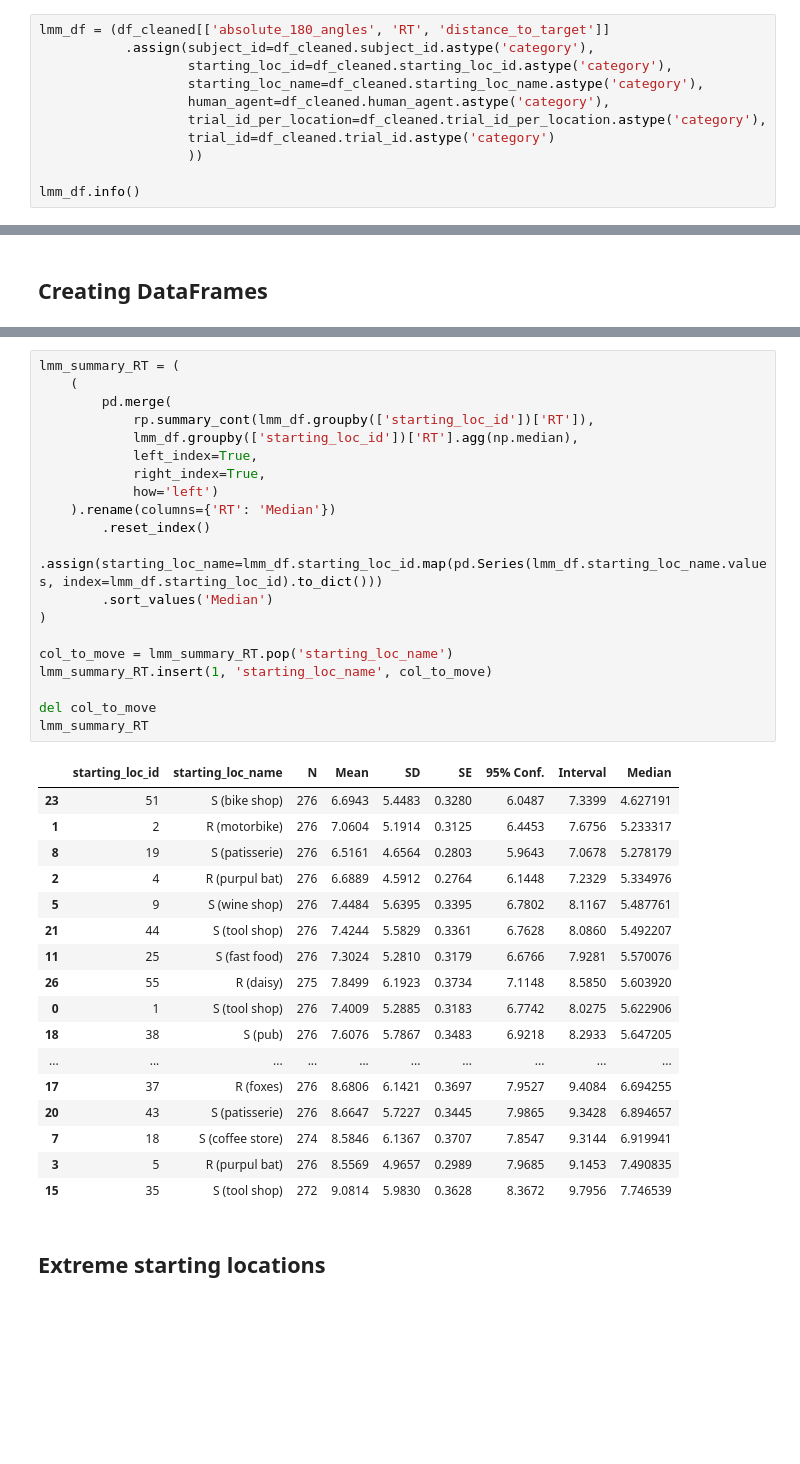
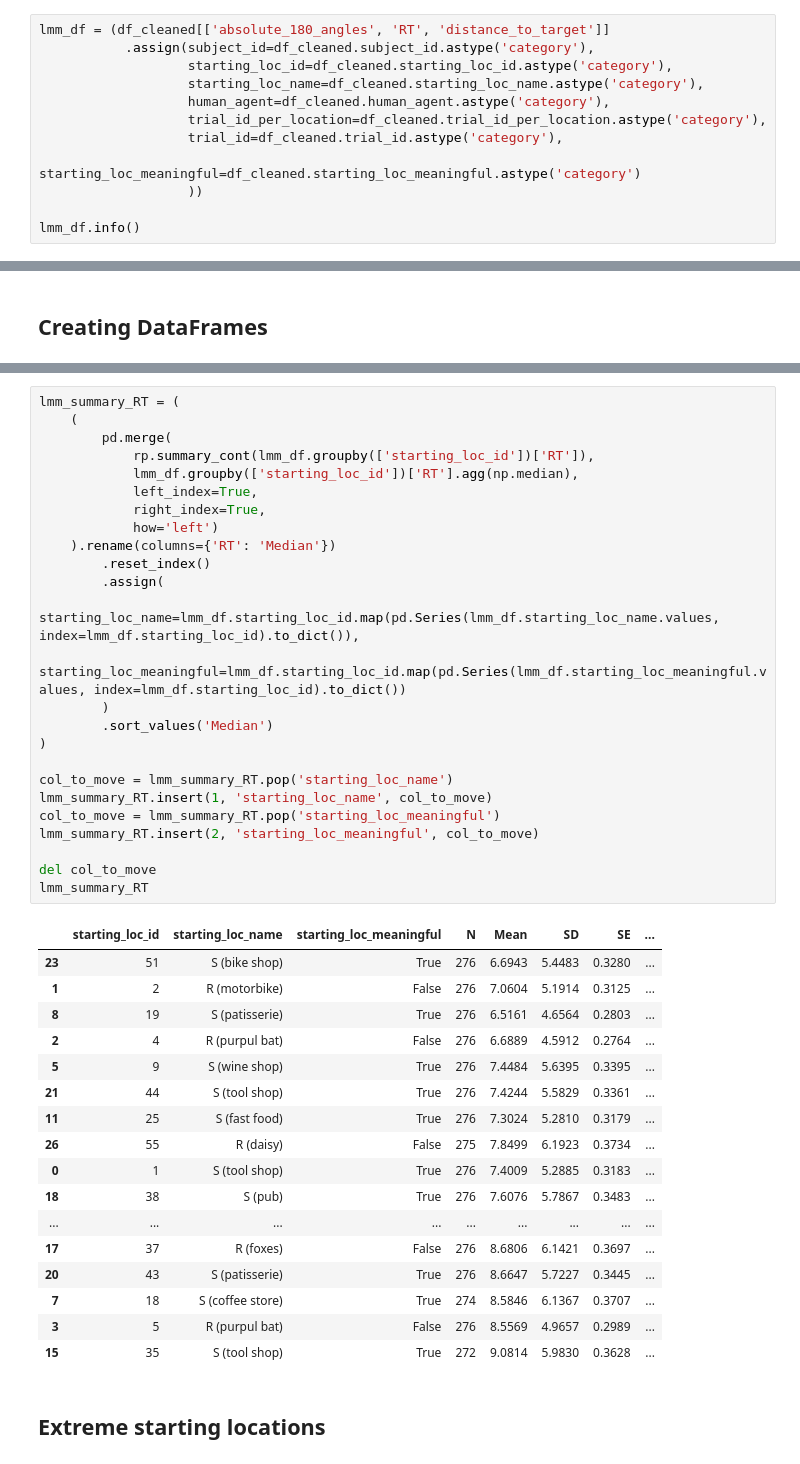
Before and after one commit to nora-maleki/humanA-pointing-task-analysis, a Jupyter notebook: analyses/01_main/03_analysis.ipynb, the cells around one changed output, grey strips where cells are left out. Saved outputs shown, nothing was run; the diff lists cells and outputs as text; blank space fills up the shorter version.

```diff
--- a/analyses/01_main/03_analysis.ipynb
+++ b/analyses/01_main/03_analysis.ipynb
@@ -49,7 +49,8 @@ lmm_df = (df_cleaned[['absolute_180_angles', 'RT', 'distance_to_target']]
                    starting_loc_name=df_cleaned.starting_loc_name.astype('category'),
                    human_agent=df_cleaned.human_agent.astype('category'),
                    trial_id_per_location=df_cleaned.trial_id_per_location.astype('category'),
-                   trial_id=df_cleaned.trial_id.astype('category')
+                   trial_id=df_cleaned.trial_id.astype('category'),
+                   starting_loc_meaningful=df_cleaned.starting_loc_meaningful.astype('category')
                    ))
 
 lmm_df.info()
@@ -250,41 +257,46 @@ lmm_summary_angle
 # %%
 lmm_summary_RT = (
     (
         pd.merge(
             rp.summary_cont(lmm_df.groupby(['starting_loc_id'])['RT']),
             lmm_df.groupby(['starting_loc_id'])['RT'].agg(np.median),
             left_index=True,
             right_index=True,
             how='left')
     ).rename(columns={'RT': 'Median'})
         .reset_index()
-        .assign(starting_loc_name=lmm_df.starting_loc_id.map(pd.Series(lmm_df.starting_loc_name.values, index=lmm_df.starting_loc_id).to_dict()))
+        .assign(
+            starting_loc_name=lmm_df.starting_loc_id.map(pd.Series(lmm_df.starting_loc_name.values, index=lmm_df.starting_loc_id).to_dict()),
+            starting_loc_meaningful=lmm_df.starting_loc_id.map(pd.Series(lmm_df.starting_loc_meaningful.values, index=lmm_df.starting_loc_id).to_dict())
+        )
         .sort_values('Median')
 )
 
 col_to_move = lmm_summary_RT.pop('starting_loc_name')
 lmm_summary_RT.insert(1, 'starting_loc_name', col_to_move)
+col_to_move = lmm_summary_RT.pop('starting_loc_meaningful')
+lmm_summary_RT.insert(2, 'starting_loc_meaningful', col_to_move)
 
 del col_to_move
 lmm_summary_RT
 # %% [output]
-|  | starting_loc_id | starting_loc_name | N | Mean | SD | SE | 95% Conf. | Interval | Median |
-| 23 | 51 | S (bike shop) | 276 | 6.6943 | 5.4483 | 0.3280 | 6.0487 | 7.3399 | 4.627191 |
-| 1 | 2 | R (motorbike) | 276 | 7.0604 | 5.1914 | 0.3125 | 6.4453 | 7.6756 | 5.233317 |
-| 8 | 19 | S (patisserie) | 276 | 6.5161 | 4.6564 | 0.2803 | 5.9643 | 7.0678 | 5.278179 |
-| 2 | 4 | R (purpul bat) | 276 | 6.6889 | 4.5912 | 0.2764 | 6.1448 | 7.2329 | 5.334976 |
-| 5 | 9 | S (wine shop) | 276 | 7.4484 | 5.6395 | 0.3395 | 6.7802 | 8.1167 | 5.487761 |
-| 21 | 44 | S (tool shop) | 276 | 7.4244 | 5.5829 | 0.3361 | 6.7628 | 8.0860 | 5.492207 |
-| 11 | 25 | S (fast food) | 276 | 7.3024 | 5.2810 | 0.3179 | 6.6766 | 7.9281 | 5.570076 |
-| 26 | 55 | R (daisy) | 275 | 7.8499 | 6.1923 | 0.3734 | 7.1148 | 8.5850 | 5.603920 |
-| 0 | 1 | S (tool shop) | 276 | 7.4009 | 5.2885 | 0.3183 | 6.7742 | 8.0275 | 5.622906 |
-| 18 | 38 | S (pub) | 276 | 7.6076 | 5.7867 | 0.3483 | 6.9218 | 8.2933 | 5.647205 |
-| ... | ... | ... | ... | ... | ... | ... | ... | ... | ... |
-| 17 | 37 | R (foxes) | 276 | 8.6806 | 6.1421 | 0.3697 | 7.9527 | 9.4084 | 6.694255 |
-| 20 | 43 | S (patisserie) | 276 | 8.6647 | 5.7227 | 0.3445 | 7.9865 | 9.3428 | 6.894657 |
-| 7 | 18 | S (coffee store) | 274 | 8.5846 | 6.1367 | 0.3707 | 7.8547 | 9.3144 | 6.919941 |
-| 3 | 5 | R (purpul bat) | 276 | 8.5569 | 4.9657 | 0.2989 | 7.9685 | 9.1453 | 7.490835 |
-| 15 | 35 | S (tool shop) | 272 | 9.0814 | 5.9830 | 0.3628 | 8.3672 | 9.7956 | 7.746539 |
+|  | starting_loc_id | starting_loc_name | starting_loc_meaningful | N | Mean | SD | SE | ... |
+| 23 | 51 | S (bike shop) | True | 276 | 6.6943 | 5.4483 | 0.3280 | ... |
+| 1 | 2 | R (motorbike) | False | 276 | 7.0604 | 5.1914 | 0.3125 | ... |
+| 8 | 19 | S (patisserie) | True | 276 | 6.5161 | 4.6564 | 0.2803 | ... |
+| 2 | 4 | R (purpul bat) | False | 276 | 6.6889 | 4.5912 | 0.2764 | ... |
+| 5 | 9 | S (wine shop) | True | 276 | 7.4484 | 5.6395 | 0.3395 | ... |
+| 21 | 44 | S (tool shop) | True | 276 | 7.4244 | 5.5829 | 0.3361 | ... |
+| 11 | 25 | S (fast food) | True | 276 | 7.3024 | 5.2810 | 0.3179 | ... |
+| 26 | 55 | R (daisy) | False | 275 | 7.8499 | 6.1923 | 0.3734 | ... |
+| 0 | 1 | S (tool shop) | True | 276 | 7.4009 | 5.2885 | 0.3183 | ... |
+| 18 | 38 | S (pub) | True | 276 | 7.6076 | 5.7867 | 0.3483 | ... |
+| ... | ... | ... | ... | ... | ... | ... | ... | ... |
+| 17 | 37 | R (foxes) | False | 276 | 8.6806 | 6.1421 | 0.3697 | ... |
+| 20 | 43 | S (patisserie) | True | 276 | 8.6647 | 5.7227 | 0.3445 | ... |
+| 7 | 18 | S (coffee store) | True | 274 | 8.5846 | 6.1367 | 0.3707 | ... |
+| 3 | 5 | R (purpul bat) | False | 276 | 8.5569 | 4.9657 | 0.2989 | ... |
+| 15 | 35 | S (tool shop) | True | 272 | 9.0814 | 5.9830 | 0.3628 | ... |
 # %% [markdown]
 ## Extreme starting locations
 # %% [markdown]
```
Also changed, not shown: parts of 11 cells of this notebook, 1 other file.
